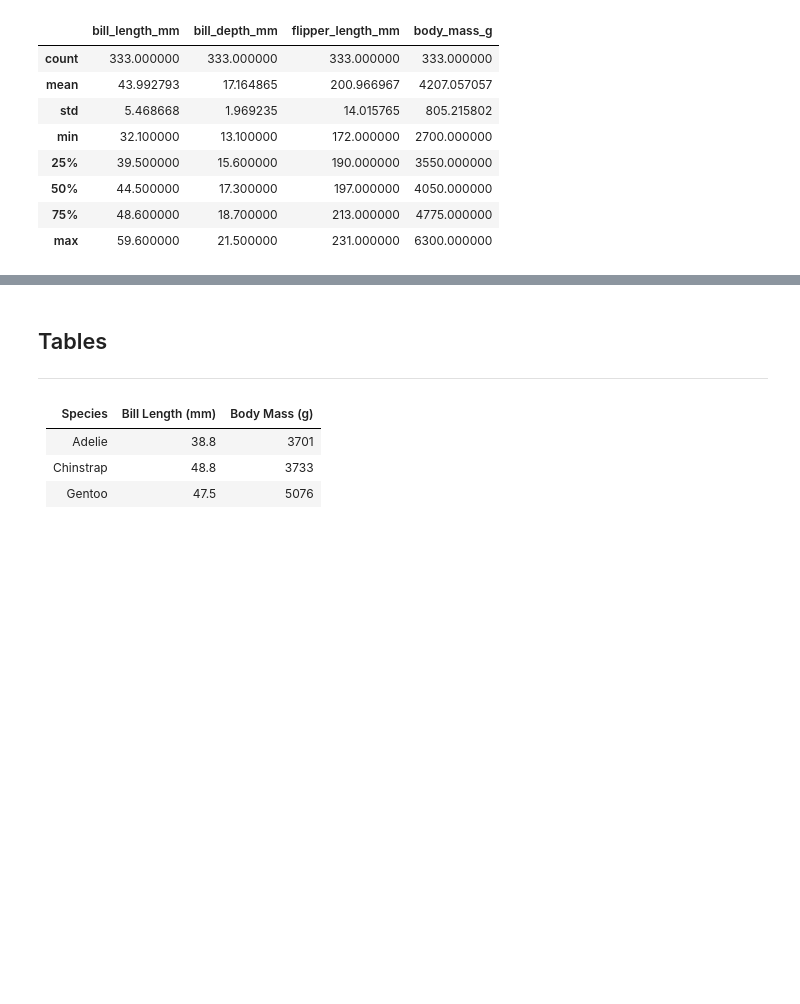
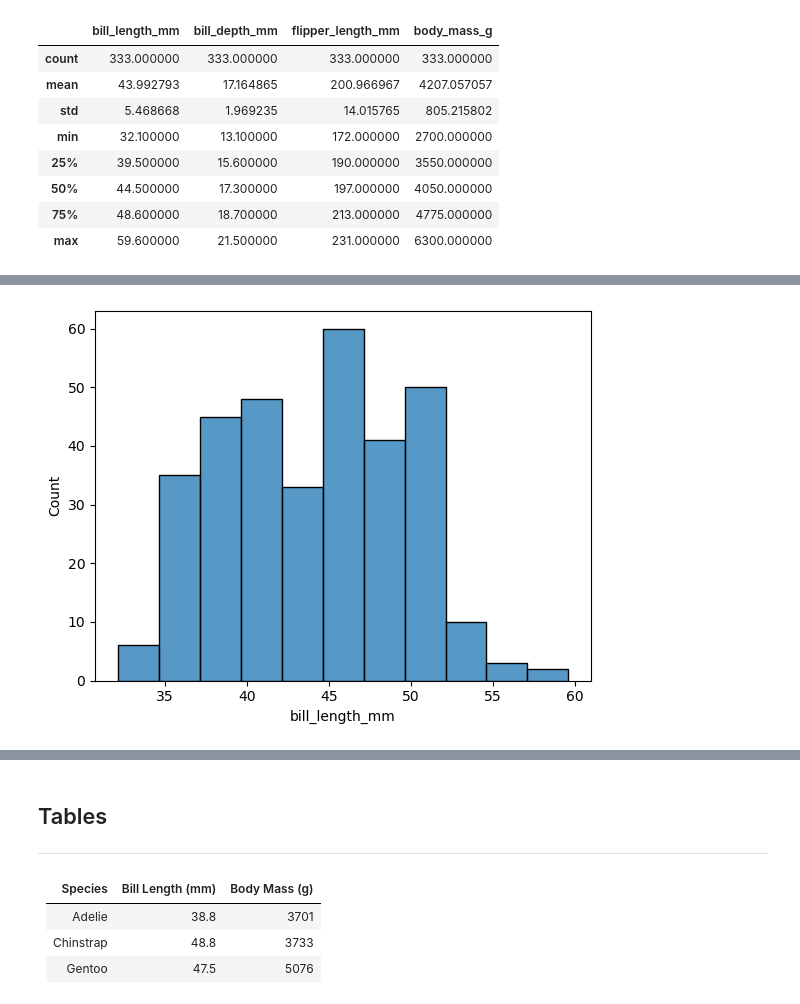
Before and after one commit to ermelinda-q/data_analytics, a Jupyter notebook: penguins.ipynb, the cells around one changed output, grey strips where cells are left out. Saved outputs shown, nothing was run; the diff lists cells and outputs as text; code cells hidden in the pictures; blank space fills up the shorter version.

Commit message:
histogram of variables

```diff
--- a/penguins.ipynb
+++ b/penguins.ipynb
@@ -228,0 +249,6 @@ penguins_table
+# %%
+# Plotting the distribution of each quantitative variable
+
+bill_length = sns.histplot(data=df, x="bill_length_mm")
+# %% [output]
+[figure, added]
```
Also changed, not shown: parts of 6 cells of this notebook.
